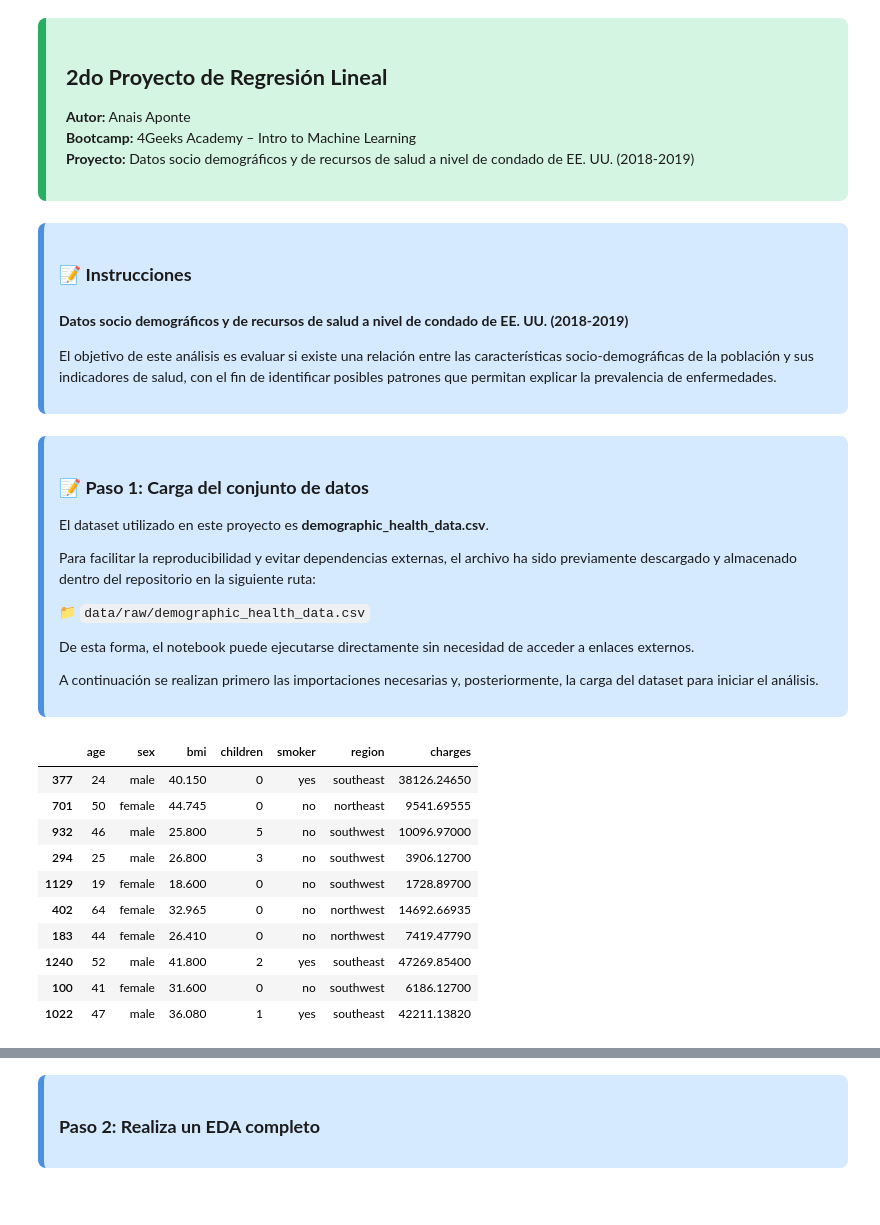
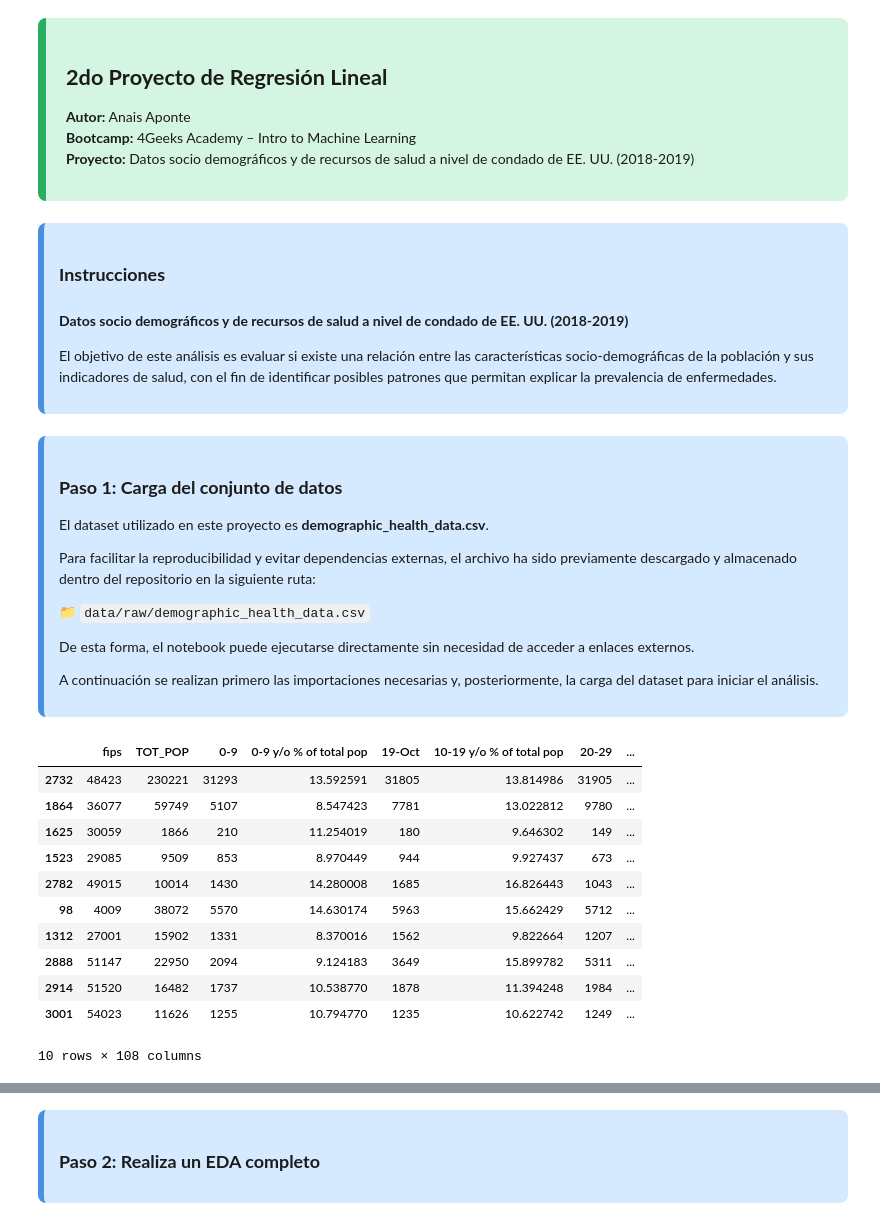
Before and after one commit to 4GeeksAcademy/anaisaponte-GitH-intro-ml, a Jupyter notebook: src/03-linear-regression-reg-demographic-health-data.ipynb, the cells around one changed output, grey strips where cells are left out. Drawn from its saved outputs; the diff is of its cells as text; code cells hidden in the pictures.

```diff
--- a/src/03-linear-regression-reg-demographic-health-data.ipynb
+++ b/src/03-linear-regression-reg-demographic-health-data.ipynb
@@ -11,7 +11,7 @@
 # %% [markdown]
 <div style="background-color:#d6eaff; border-left:6px solid #4a90e2; padding:15px; border-radius:8px; color:#1b1b1b;">
 
-### 📝 **Instrucciones**
+### **Instrucciones**
 
 #### **Datos socio demográficos y de recursos de salud a nivel de condado de EE. UU. (2018-2019)**
 
@@ -21,7 +21,7 @@ El objetivo de este análisis es evaluar si existe una relación entre las carac
 # %% [markdown]
 <div style="background-color:#d6eaff; border-left:6px solid #4a90e2; padding:15px; border-radius:8px; color:#1b1b1b;">
 
-### 📝 **Paso 1: Carga del conjunto de datos**
+### **Paso 1: Carga del conjunto de datos**
 
 El dataset utilizado en este proyecto es **demographic_health_data.csv**.
 
@@ -50,20 +50,21 @@ from sklearn.metrics import mean_absolute_error, mean_squared_error, r2_score
 # %%
 # Cargamos el fichero con los datos a analizar desde la carpeta raw del repositorio
 # Usamos ruta relativa para asegurar portabilidad del notebook
-df = pd.read_csv('../data/raw/medical_insurance_cost.csv')
+df = pd.read_csv('../data/raw/demographic_health_data.csv')
 
 # Visualizamos una muestra aleatoria de 10 registros para tener una primera impresión del dataset
 # y evitar sesgarnos por un posible orden previo de las filas (ya que algunos datasets pueden estar ordenados (por fecha, id, etc.)
 df.sample(10)
 # %% [output]
-|  | age | sex | bmi | children | smoker | region | charges |
-| 377 | 24 | male | 40.150 | 0 | yes | southeast | 38126.24650 |
-| 701 | 50 | female | 44.745 | 0 | no | northeast | 9541.69555 |
-| 932 | 46 | male | 25.800 | 5 | no | southwest | 10096.97000 |
-| 294 | 25 | male | 26.800 | 3 | no | southwest | 3906.12700 |
-| 1129 | 19 | female | 18.600 | 0 | no | southwest | 1728.89700 |
-| 402 | 64 | female | 32.965 | 0 | no | northwest | 14692.66935 |
-| 183 | 44 | female | 26.410 | 0 | no | northwest | 7419.47790 |
-| 1240 | 52 | male | 41.800 | 2 | yes | southeast | 47269.85400 |
-| 100 | 41 | female | 31.600 | 0 | no | southwest | 6186.12700 |
-| 1022 | 47 | male | 36.080 | 1 | yes | southeast | 42211.13820 |
+|  | fips | TOT_POP | 0-9 | 0-9 y/o % of total pop | 19-Oct | 10-19 y/o % of total pop | 20-29 | ... |
+| 2732 | 48423 | 230221 | 31293 | 13.592591 | 31805 | 13.814986 | 31905 | ... |
+| 1864 | 36077 | 59749 | 5107 | 8.547423 | 7781 | 13.022812 | 9780 | ... |
+| 1625 | 30059 | 1866 | 210 | 11.254019 | 180 | 9.646302 | 149 | ... |
+| 1523 | 29085 | 9509 | 853 | 8.970449 | 944 | 9.927437 | 673 | ... |
+| 2782 | 49015 | 10014 | 1430 | 14.280008 | 1685 | 16.826443 | 1043 | ... |
+| 98 | 4009 | 38072 | 5570 | 14.630174 | 5963 | 15.662429 | 5712 | ... |
+| 1312 | 27001 | 15902 | 1331 | 8.370016 | 1562 | 9.822664 | 1207 | ... |
+| 2888 | 51147 | 22950 | 2094 | 9.124183 | 3649 | 15.899782 | 5311 | ... |
+| 2914 | 51520 | 16482 | 1737 | 10.538770 | 1878 | 11.394248 | 1984 | ... |
+| 3001 | 54023 | 11626 | 1255 | 10.794770 | 1235 | 10.622742 | 1249 | ... |
+10 rows × 108 columns
```
Also changed, not shown: parts of 148 cells of this notebook, 1 other file.
